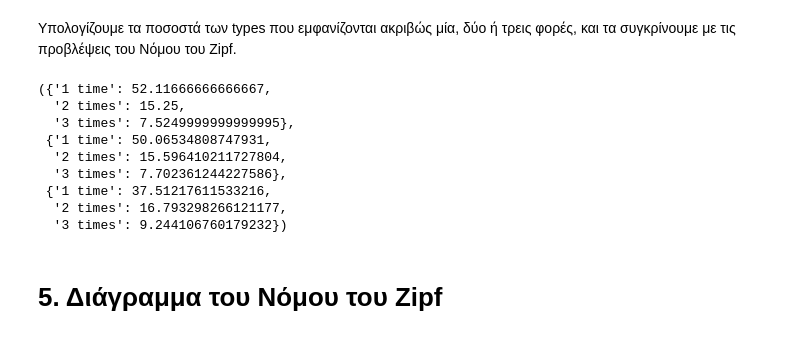
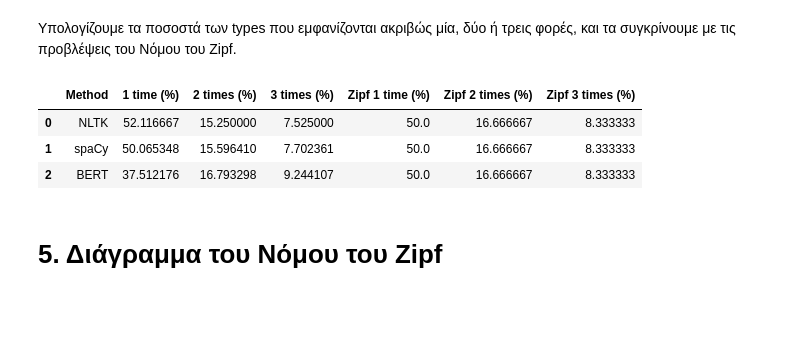
Before and after one commit to agrigoridou/Tokenization-Zipf-s-Law-N-gram-Models, a Jupyter notebook: Α_Tokens,_Types,_Zipf’s_Law_.ipynb, the cells around one changed output. Cells and saved outputs as stored; diff of their text form; code cells hidden in the pictures; blank space fills up the shorter version.

```diff
--- a/Α_Tokens,_Types,_Zipf’s_Law_.ipynb
+++ b/Α_Tokens,_Types,_Zipf’s_Law_.ipynb
@@ -193,34 +258,53 @@ top_20_nltk, top_20_spacy, top_20_bert
 # %% [markdown]
 Υπολογίζουμε τα ποσοστά των types που εμφανίζονται ακριβώς μία, δύο ή τρεις φορές, και τα συγκρίνουμε με τις προβλέψεις του Νόμου του Zipf.
 # %%
+import pandas as pd
+
+def zipf_prediction(n):
+    return 1 / (n * (n + 1))
+
 def calculate_percentages(freq):
     one_time = sum(1 for count in freq.values() if count == 1)
     two_times = sum(1 for count in freq.values() if count == 2)
     three_times = sum(1 for count in freq.values() if count == 3)
 
     total_types = len(freq)
     return {
         '1 time': one_time / total_types * 100,
         '2 times': two_times / total_types * 100,
         '3 times': three_times / total_types * 100,
     }
 
 # Υπολογισμός για κάθε μέθοδο
 percentages_nltk = calculate_percentages(freq_nltk)
 percentages_spacy = calculate_percentages(freq_spacy)
 percentages_bert = calculate_percentages(freq_bert)
 
-percentages_nltk, percentages_spacy, percentages_bert
+# Προβλέψεις Νόμου Zipf για 1, 2, 3 φορές
+zipf_predictions = {
+    '1 time': zipf_prediction(1),
+    '2 times': zipf_prediction(2),
+    '3 times': zipf_prediction(3),
+}
+
+# Δημιουργία πίνακα με pandas για τα αποτελέσματα
+data = {
+    'Method': ['NLTK', 'spaCy', 'BERT'],
+    '1 time (%)': [percentages_nltk['1 time'], percentages_spacy['1 time'], percentages_bert['1 time']],
+    '2 times (%)': [percentages_nltk['2 times'], percentages_spacy['2 times'], percentages_bert['2 times']],
+    '3 times (%)': [percentages_nltk['3 times'], percentages_spacy['3 times'], percentages_bert['3 times']],
+    'Zipf 1 time (%)': [zipf_predictions['1 time'] * 100, zipf_predictions['1 time'] * 100, zipf_predictions['1 time'] * 100],
+    'Zipf 2 times (%)': [zipf_predictions['2 times'] * 100, zipf_predictions['2 times'] * 100, zipf_predictions['2 times'] * 100],
+    'Zipf 3 times (%)': [zipf_predictions['3 times'] * 100, zipf_predictions['3 times'] * 100, zipf_predictions['3 times'] * 100],
+}
+
+df = pd.DataFrame(data)
+df
 # %% [output]
-({'1 time': 52.11666666666667,
-  '2 times': 15.25,
-  '3 times': 7.5249999999999995},
- {'1 time': 50.06534808747931,
-  '2 times': 15.596410211727804,
-  '3 times': 7.702361244227586},
- {'1 time': 37.51217611533216,
-  '2 times': 16.793298266121177,
-  '3 times': 9.244106760179232})
+|  | Method | 1 time (%) | 2 times (%) | 3 times (%) | Zipf 1 time (%) | Zipf 2 times (%) | Zipf 3 times (%) |
+| 0 | NLTK | 52.116667 | 15.250000 | 7.525000 | 50.0 | 16.666667 | 8.333333 |
+| 1 | spaCy | 50.065348 | 15.596410 | 7.702361 | 50.0 | 16.666667 | 8.333333 |
+| 2 | BERT | 37.512176 | 16.793298 | 9.244107 | 50.0 | 16.666667 | 8.333333 |
 # %% [markdown]
 # 5. Διάγραμμα του Νόμου του Zipf
 # %% [markdown]
```
Also changed, not shown: parts of 5 cells of this notebook.
